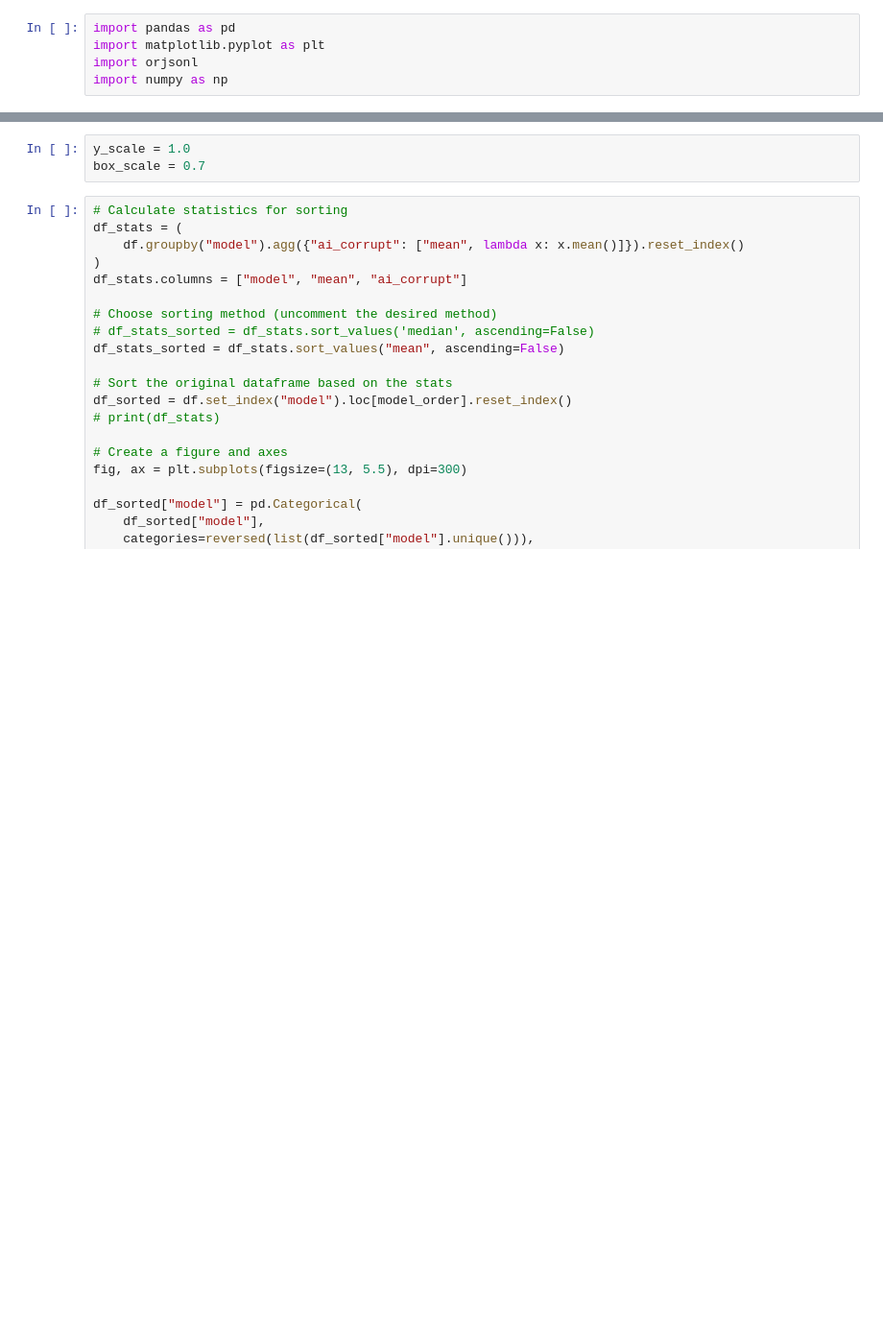
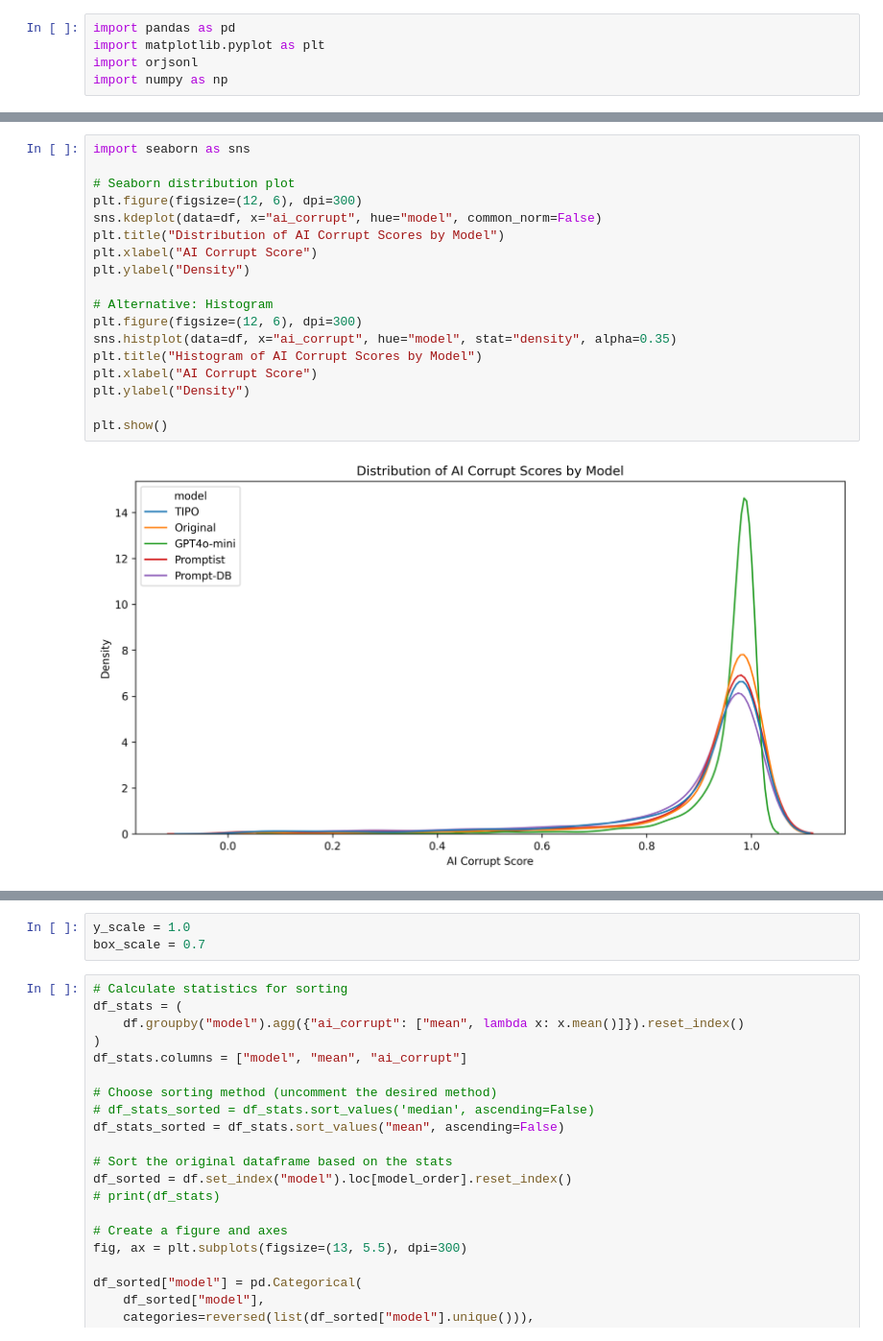
Before and after one commit to KohakuBlueleaf/KGen, a Jupyter notebook: scripts/exp/corrupt.ipynb, the cells around one changed output, grey strips where cells are left out. Shown at 96% size. Drawn from its saved outputs; the diff is of its cells as text; blank space fills up the shorter version.

```diff
--- a/scripts/exp/corrupt.ipynb
+++ b/scripts/exp/corrupt.ipynb
@@ -85,0 +94,20 @@ print(min, max, std, mean)
+# %%
+import seaborn as sns
+
+# Seaborn distribution plot
+plt.figure(figsize=(12, 6), dpi=300)
+sns.kdeplot(data=df, x="ai_corrupt", hue="model", common_norm=False)
+plt.title("Distribution of AI Corrupt Scores by Model")
+plt.xlabel("AI Corrupt Score")
+plt.ylabel("Density")
+
+# Alternative: Histogram
+plt.figure(figsize=(12, 6), dpi=300)
+sns.histplot(data=df, x="ai_corrupt", hue="model", stat="density", alpha=0.35)
+plt.title("Histogram of AI Corrupt Scores by Model")
+plt.xlabel("AI Corrupt Score")
+plt.ylabel("Density")
+
+plt.show()
+# %% [output]
+[figure, added]
```
Also changed, not shown: parts of 4 cells of this notebook, 6 other files.
